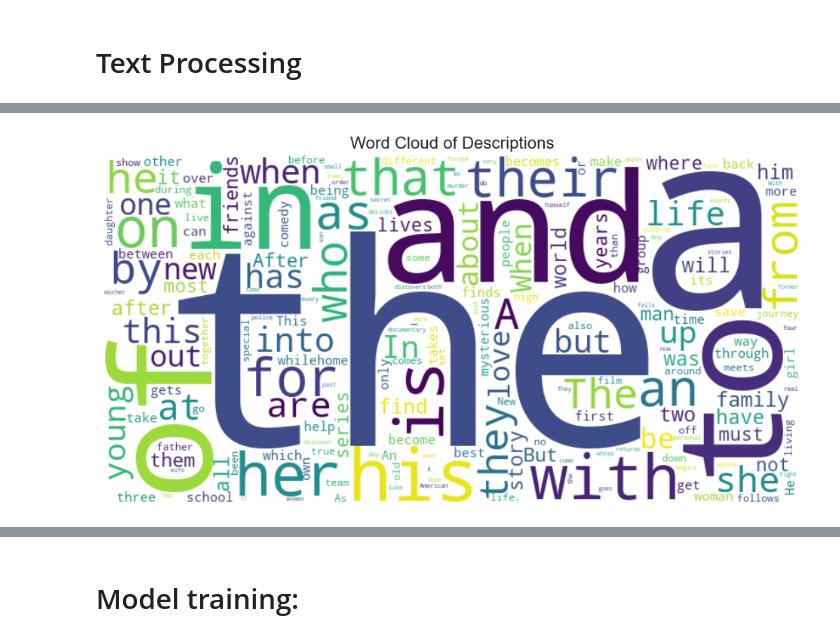
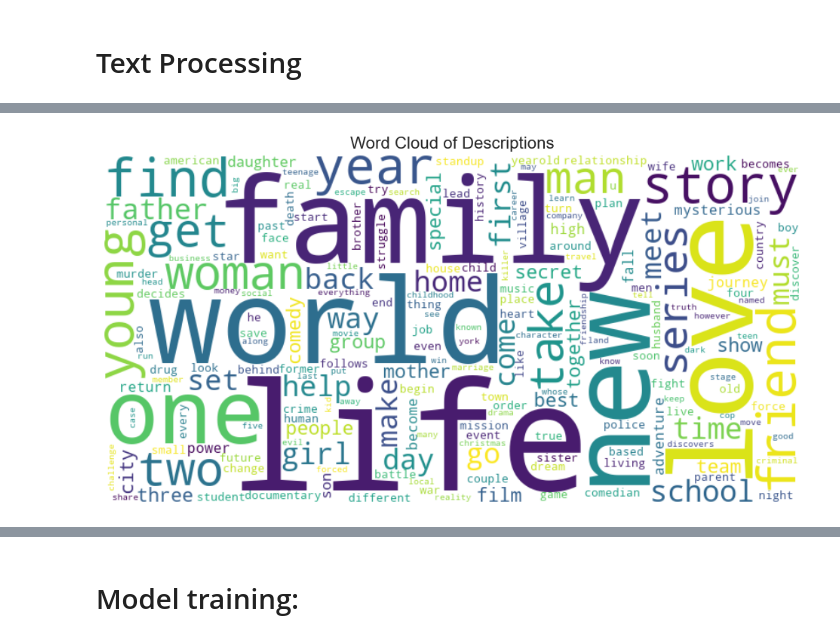
Before and after one commit to BlueTriangleG/NetFlixMovie-Prediction, a Jupyter notebook: Project2.ipynb, the cells around one changed output, grey strips where cells are left out. Drawn from its saved outputs; the diff is of its cells as text; code cells hidden in the pictures.

```diff
--- a/Project2.ipynb
+++ b/Project2.ipynb
@@ -485,34 +477,39 @@ plt.show()
 # %% [markdown]
 # Text Processing
 # %%
+
 import re
-from nltk.stem import WordNetLemmatizer
+nltk.download('punkt')
+nltk.download('wordnet')
+nltk.download('stopwords')
 
 lemmatizer = WordNetLemmatizer()
 def preprocess_title(title):
+    title = str(title)
     # Remove all non-alphabetic characters other than space characters
     title = re.sub(r'[^a-zA-Z\s]', '', title)
-
     # Convert all capital letters to lower case
     title = title.lower()
+    # Tokenize each title into a list of words
+    words = word_tokenize(title)
+    return words
 
-    # Tokenize each title into a list of words,
-    words = title.split()
 
-    return words
-def preprocess (data):
+def preprocess(data):
+    data = str(data)
     # Remove all non-alphabetic characters other than space characters
     alphabetic = re.sub(r'[^a-zA-Z\s]', '', data)
     # Convert all capital letters to lower case
-    data = str(data).lower()
-    # Tokenize each title into a list of words,
-    words = word_tokenize(alphabetic)
+    data = str(alphabetic).lower()
+    # Tokenize the text into a list of words
+    words = word_tokenize(data)
     ban_word = set(stopwords.words('english'))
+
     tokens = [lemmatizer.lemmatize(word) for word in words if word not in ban_word]
     text = ' '.join(tokens)
 
-    return words
+    return text
 
 show_df['title'] = show_df['title'].apply(preprocess_title)
-show_df['description'] = show_df['description'].apply(preprocess_title)
+show_df['description'] = show_df['description'].apply(preprocess)
 # %% [output]
@@ -520,30 +523,29 @@ TypeError: expected string or bytes-like object
 # %%
 import pandas as pd
 import matplotlib.pyplot as plt
 from wordcloud import WordCloud
 from collections import Counter
 
-# 假设您已经加载了 titles_clean DataFrame
 # titles_clean = pd.read_csv('titles_clean.csv')
 
-# 合并所有描述文本
-all_descriptions = ' '.join(titles_clean['description'].astype(str))
+# Combine all description texts
+all_descriptions = ' '.join(show_df['description'].astype(str))
 
-# 使用空格分隔文本并计算词频
+# Split the text using spaces and calculate word frequencies
 words = all_descriptions.split()
 word_count = Counter(words)
 
-# 绘制词云图
+# Generate a word cloud
 wordcloud = WordCloud(width=800, height=400, background_color='white').generate_from_frequencies(word_count)
 
-# 创建图形
+# Create the plot
 plt.figure(figsize=(12, 6))
 plt.imshow(wordcloud, interpolation='bilinear')
 plt.title('Word Cloud of Descriptions', fontsize=16)
 plt.axis('off')
 plt.show()
 # %% [output]
-[figure, old version]
+[figure, new version]
 # %%
 from textblob import TextBlob
 
```
Also changed, not shown: parts of 25 cells of this notebook, 1 other file.
